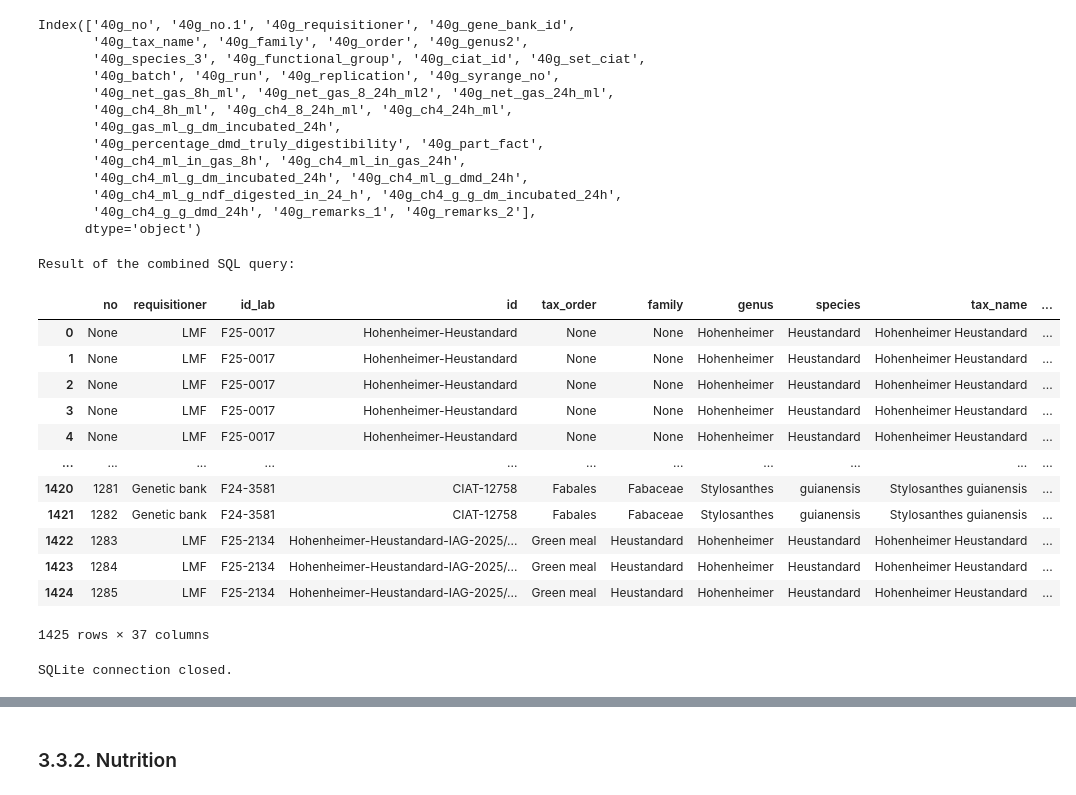
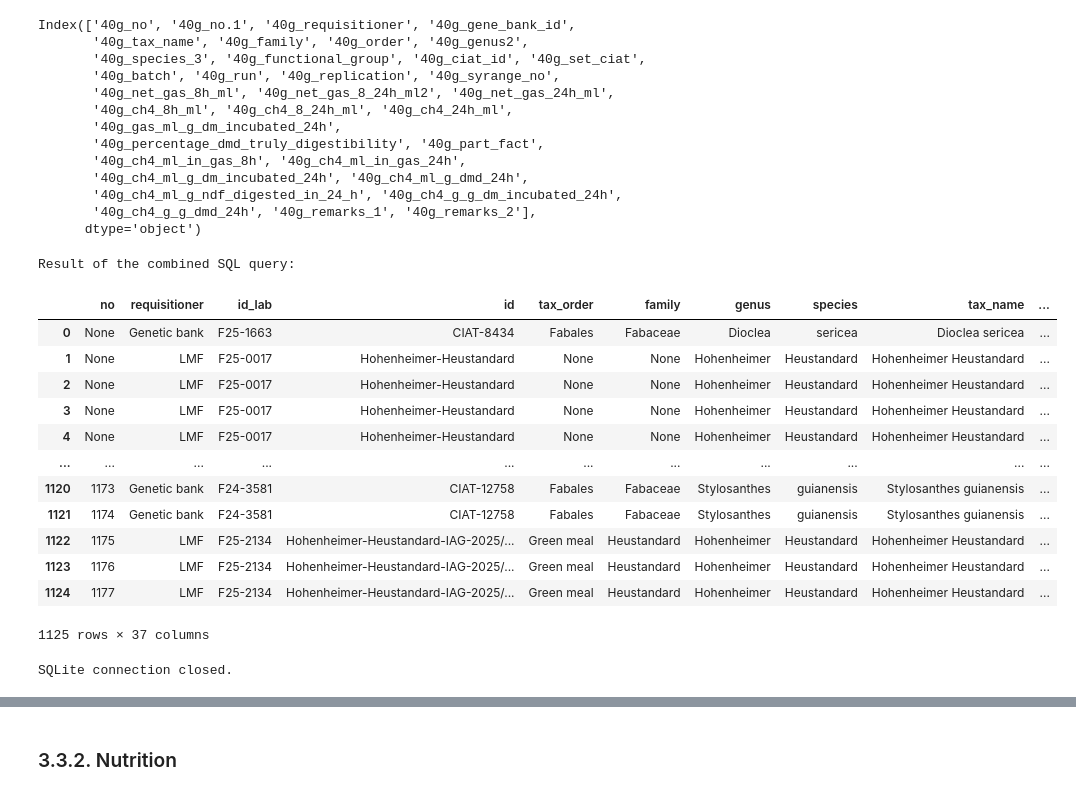
Before and after one commit to maurope/lmf, a Jupyter notebook: notebooks/2026/2026_06_05_sql_data_frame_creation_with_curated_subsets.ipynb, the cells around one changed output, grey strips where cells are left out. Drawn from its saved outputs; the diff is of its cells as text; code cells hidden in the pictures.

```diff
--- a/notebooks/2026/2026_06_05_sql_data_frame_creation_with_curated_subsets.ipynb
+++ b/notebooks/2026/2026_06_05_sql_data_frame_creation_with_curated_subsets.ipynb
@@ -1033,47 +1033,48 @@ FROM subset_3_information_samples AS s3i
 JOIN subset_3_gas_ori AS s3go
 ON s3i."10_ciat_lab_id" = s3go."31_ciat_id"
 
+
 LEFT JOIN subset_3_digest AS s3d
 ON s3go."31_ciat_id" = s3d."32_ciat_id"
 AND s3go."31_batch" = s3d."32_batch"
 AND s3go."31_replication" = s3d."32_replication"
-
+AND s3go."31_syrangue_no" = s3d."32_syrange_no"
 
 LEFT JOIN subset_3_gas_prod AS s3g
 ON s3go."31_ciat_id" = s3g."40g_ciat_id"
 AND s3go."31_no" = s3g."40g_no"
 AND s3go."31_replication" = s3g."40g_replication"
-
+AND s3go."31_syrangue_no" = s3g."40g_syrange_no"
 
 ORDER BY
     CAST(no AS INTEGER) ASC
 """
 
 
 
 
 subset_3_gas_sorted_by_sql  = pd.read_sql_query(query_combined, conn_new)
 
 print("Result of the combined SQL query:")
 display(subset_3_gas_sorted_by_sql)
 
 conn_new.close()
 print("\nSQLite connection closed.")
 # %% [output]
 Result of the combined SQL query:
 |  | no | requisitioner | id_lab | id | tax_order | family | genus | species | tax_name | ... |
-| 0 | None | LMF | F25-0017 | Hohenheimer-Heustandard | None | None | Hohenheimer | Heustandard | Hohenheimer Heustandard | ... |
+| 0 | None | Genetic bank | F25-1663 | CIAT-8434 | Fabales | Fabaceae | Dioclea | sericea | Dioclea sericea | ... |
 | 1 | None | LMF | F25-0017 | Hohenheimer-Heustandard | None | None | Hohenheimer | Heustandard | Hohenheimer Heustandard | ... |
 | 2 | None | LMF | F25-0017 | Hohenheimer-Heustandard | None | None | Hohenheimer | Heustandard | Hohenheimer Heustandard | ... |
 | 3 | None | LMF | F25-0017 | Hohenheimer-Heustandard | None | None | Hohenheimer | Heustandard | Hohenheimer Heustandard | ... |
 | 4 | None | LMF | F25-0017 | Hohenheimer-Heustandard | None | None | Hohenheimer | Heustandard | Hohenheimer Heustandard | ... |
 | ... | ... | ... | ... | ... | ... | ... | ... | ... | ... | ... |
-| 1420 | 1281 | Genetic bank | F24-3581 | CIAT-12758 | Fabales | Fabaceae | Stylosanthes | guianensis | Stylosanthes guianensis | ... |
-| 1421 | 1282 | Genetic bank | F24-3581 | CIAT-12758 | Fabales | Fabaceae | Stylosanthes | guianensis | Stylosanthes guianensis | ... |
-| 1422 | 1283 | LMF | F25-2134 | Hohenheimer-Heustandard-IAG-2025/... | Green meal | Heustandard | Hohenheimer | Heustandard | Hohenheimer Heustandard | ... |
-| 1423 | 1284 | LMF | F25-2134 | Hohenheimer-Heustandard-IAG-2025/... | Green meal | Heustandard | Hohenheimer | Heustandard | Hohenheimer Heustandard | ... |
-| 1424 | 1285 | LMF | F25-2134 | Hohenheimer-Heustandard-IAG-2025/... | Green meal | Heustandard | Hohenheimer | Heustandard | Hohenheimer Heustandard | ... |
+| 1120 | 1173 | Genetic bank | F24-3581 | CIAT-12758 | Fabales | Fabaceae | Stylosanthes | guianensis | Stylosanthes guianensis | ... |
+| 1121 | 1174 | Genetic bank | F24-3581 | CIAT-12758 | Fabales | Fabaceae | Stylosanthes | guianensis | Stylosanthes guianensis | ... |
+| 1122 | 1175 | LMF | F25-2134 | Hohenheimer-Heustandard-IAG-2025/... | Green meal | Heustandard | Hohenheimer | Heustandard | Hohenheimer Heustandard | ... |
+| 1123 | 1176 | LMF | F25-2134 | Hohenheimer-Heustandard-IAG-2025/... | Green meal | Heustandard | Hohenheimer | Heustandard | Hohenheimer Heustandard | ... |
+| 1124 | 1177 | LMF | F25-2134 | Hohenheimer-Heustandard-IAG-2025/... | Green meal | Heustandard | Hohenheimer | Heustandard | Hohenheimer Heustandard | ... |
-1425 rows × 37 columns
+1125 rows × 37 columns
 SQLite connection closed.
 # %%
 # Remove duplicate rows, keeping the first occurrence
```
Also changed, not shown: parts of 3 cells of this notebook, 15 other files.
